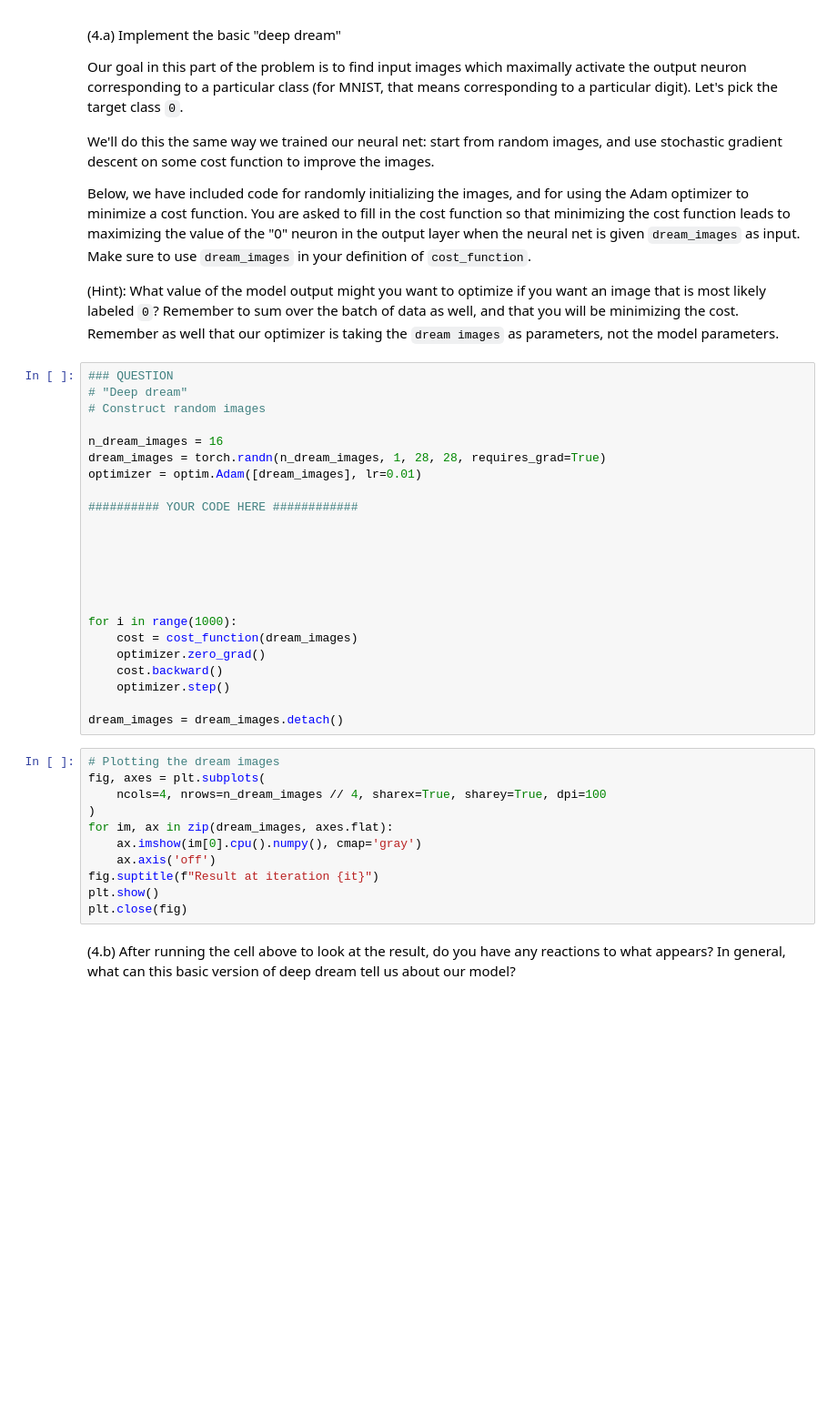
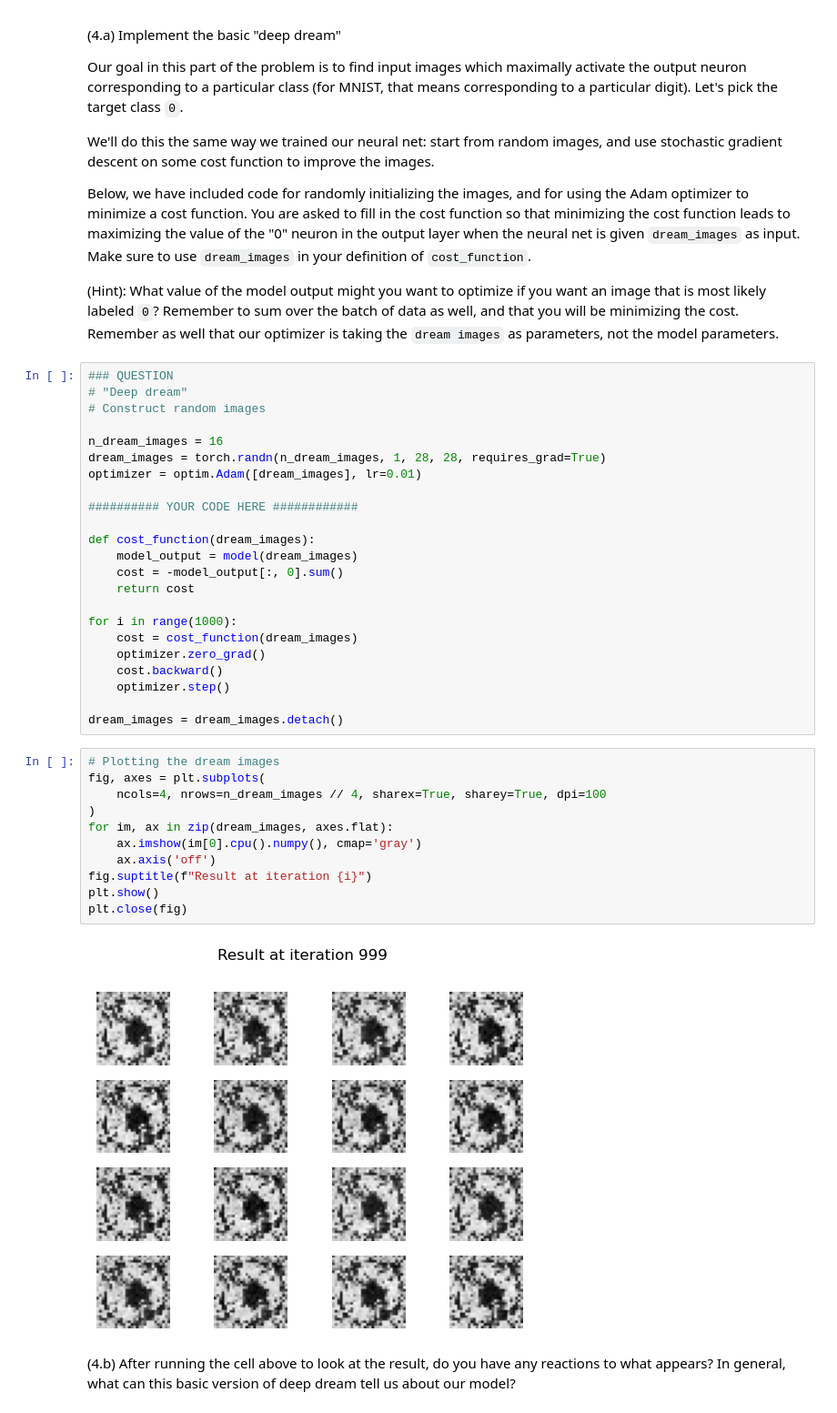
Before and after one commit to liger1apwm/adv_ml_hmw4, a Jupyter notebook: problem_gr5242_deep_dream_23.ipynb, the cells around one changed output. Shown: that part at 91% size. Saved outputs shown, nothing was run; the diff lists cells and outputs as text; blank space fills up the shorter version.

```diff
--- a/problem_gr5242_deep_dream_23.ipynb
+++ b/problem_gr5242_deep_dream_23.ipynb
@@ -223,10 +261,10 @@ optimizer = optim.Adam([dream_images], lr=0.01)
 
 ########## YOUR CODE HERE ############
 
-
-
-
-
+def cost_function(dream_images):
+    model_output = model(dream_images)
+    cost = -model_output[:, 0].sum()
+    return cost
 
 for i in range(1000):
     cost = cost_function(dream_images)
@@ -238,13 +276,15 @@ dream_images = dream_images.detach()
 # %%
 # Plotting the dream images
 fig, axes = plt.subplots(
     ncols=4, nrows=n_dream_images // 4, sharex=True, sharey=True, dpi=100
 )
 for im, ax in zip(dream_images, axes.flat):
     ax.imshow(im[0].cpu().numpy(), cmap='gray')
     ax.axis('off')
-fig.suptitle(f"Result at iteration {it}")
+fig.suptitle(f"Result at iteration {i}")
 plt.show()
 plt.close(fig)
+# %% [output]
+[figure, added]
 # %% [markdown]
 (4.b) After running the cell above to look at the result, do you have any reactions to what appears? In general, what can this basic version of deep dream tell us about our model?
```
Also changed, not shown: parts of 6 cells of this notebook, 2 other files.
